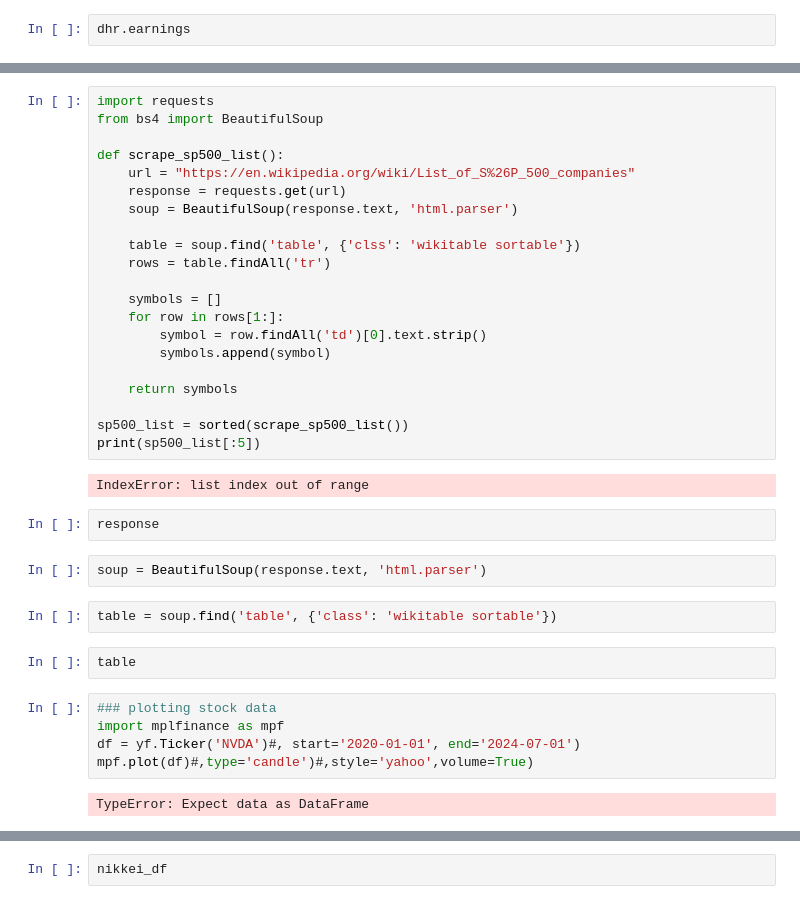
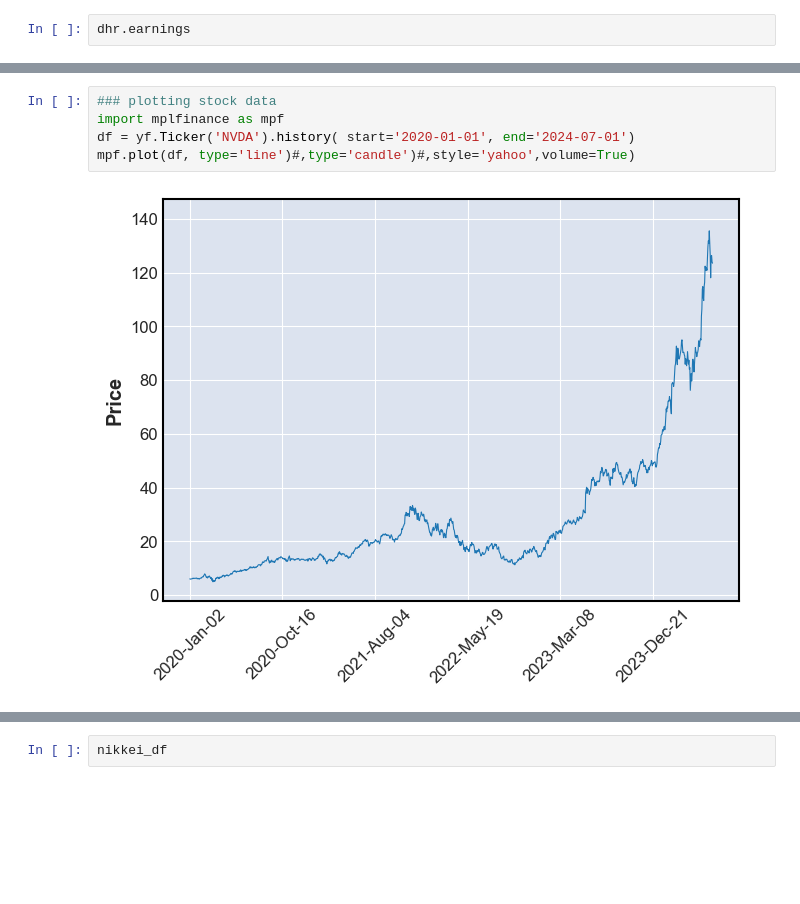
Before and after one commit to MarkEHolland/financial-newsfeed, a Jupyter notebook: notebooks/financial-exploration.ipynb, the cells around one changed output, grey strips where cells are left out. Drawn from its saved outputs; the diff is of its cells as text; blank space fills up the shorter version.

```diff
--- a/notebooks/financial-exploration.ipynb
+++ b/notebooks/financial-exploration.ipynb
@@ -668,39 +688,8 @@ options = aapl.option_chain()
-# %%
-import requests
-from bs4 import BeautifulSoup
-
-def scrape_sp500_list():
-    url = "https://en.wikipedia.org/wiki/List_of_S%26P_500_companies"
-    response = requests.get(url)
-    soup = BeautifulSoup(response.text, 'html.parser')
-
-    table = soup.find('table', {'clss': 'wikitable sortable'})
-    rows = table.findAll('tr')
-
-    symbols = []
-    for row in rows[1:]:
-        symbol = row.findAll('td')[0].text.strip()
-        symbols.append(symbol)
-
-    return symbols
-
-sp500_list = sorted(scrape_sp500_list())
-print(sp500_list[:5])
-# %% [output]
-IndexError: list index out of range
-# %%
-response
-# %%
-soup = BeautifulSoup(response.text, 'html.parser')
-# %%
-table = soup.find('table', {'class': 'wikitable sortable'})
-# %%
-table
 # %%
 ### plotting stock data
 import mplfinance as mpf
-df = yf.Ticker('NVDA')#, start='2020-01-01', end='2024-07-01')
-mpf.plot(df)#,type='candle')#,style='yahoo',volume=True)
+df = yf.Ticker('NVDA').history( start='2020-01-01', end='2024-07-01')
+mpf.plot(df, type='line')#,type='candle')#,style='yahoo',volume=True)
 # %% [output]
-TypeError: Expect data as DataFrame
+[figure, added]
 # %%
```
Also changed, not shown: parts of 36 cells of this notebook.
